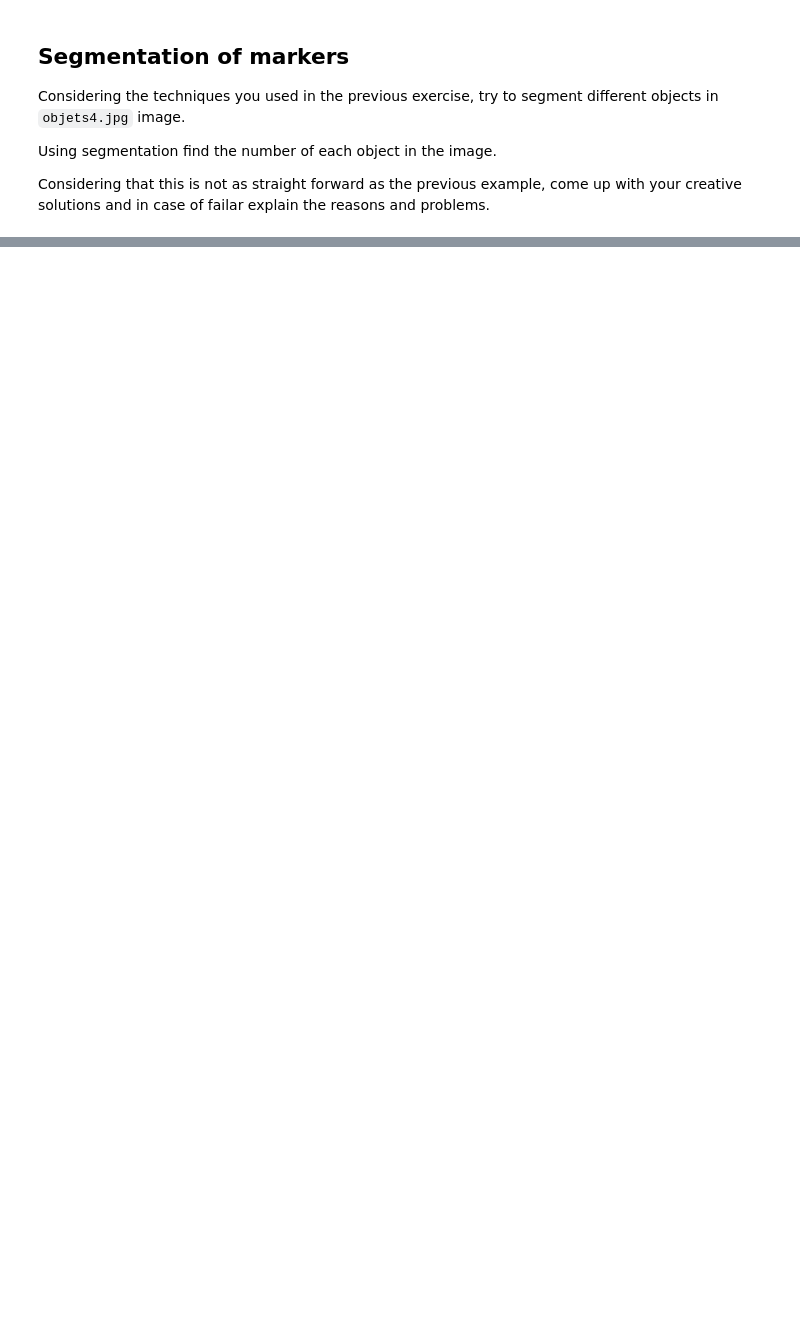
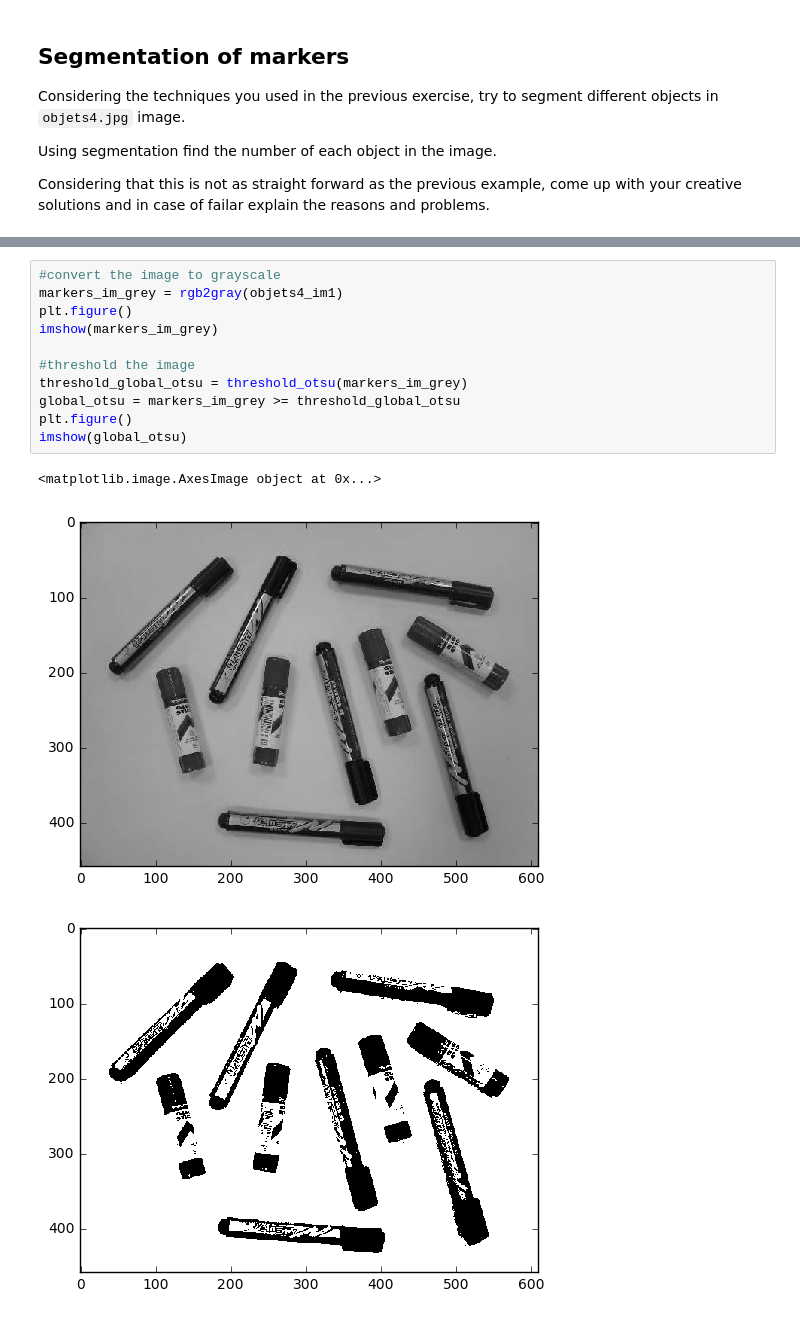
Before and after one commit to AnirudhPuligandla/B31XB-IIP-TP-1617, a Jupyter notebook: 5-segmentation/segmentation.ipynb, the cells around one changed output, grey strips where cells are left out. Drawn from its saved outputs; the diff is of its cells as text; blank space fills up the shorter version.

```diff
--- a/5-segmentation/segmentation.ipynb
+++ b/5-segmentation/segmentation.ipynb
@@ -126,0 +138,15 @@ Considering that this is not as straight forward as the previous example, come u
+# %%
+#convert the image to grayscale
+markers_im_grey = rgb2gray(objets4_im1)
+plt.figure()
+imshow(markers_im_grey)
+
+#threshold the image
+threshold_global_otsu = threshold_otsu(markers_im_grey)
+global_otsu = markers_im_grey >= threshold_global_otsu
+plt.figure()
+imshow(global_otsu)
+# %% [output]
+<matplotlib.image.AxesImage object at 0x...>
+[figure, added]
+[figure, added]
```
Also changed, not shown: parts of 9 cells of this notebook.
